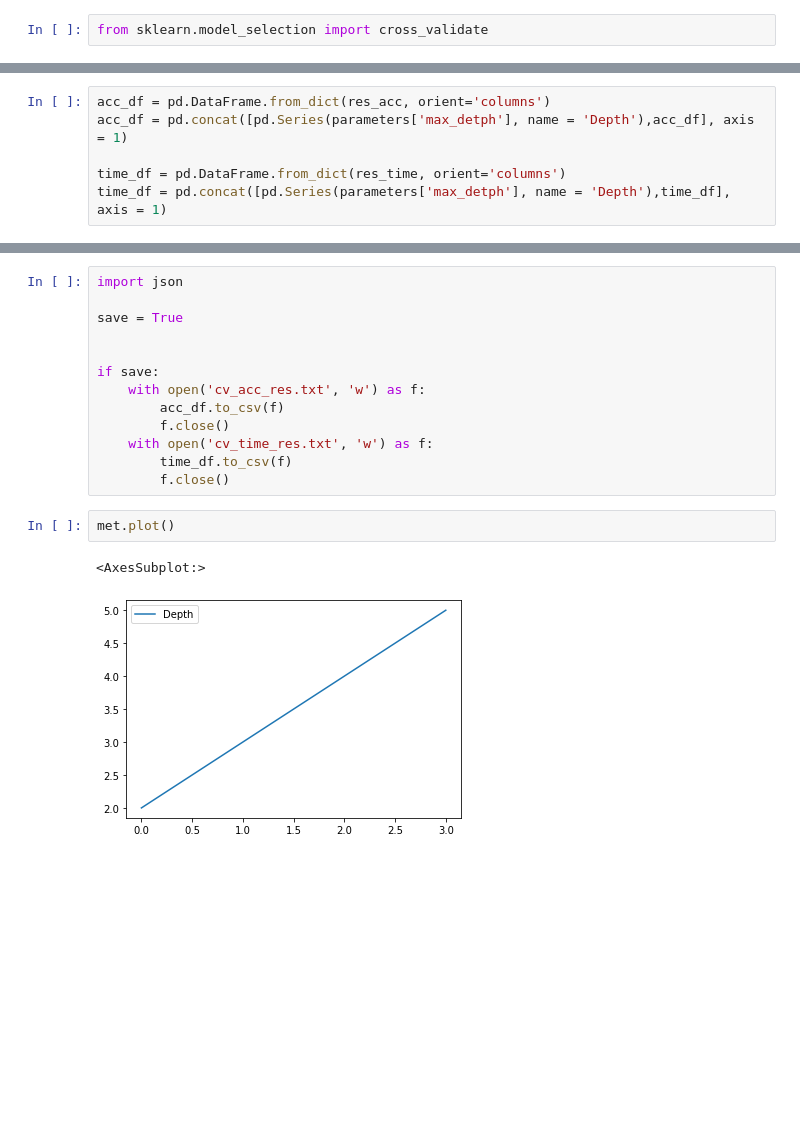
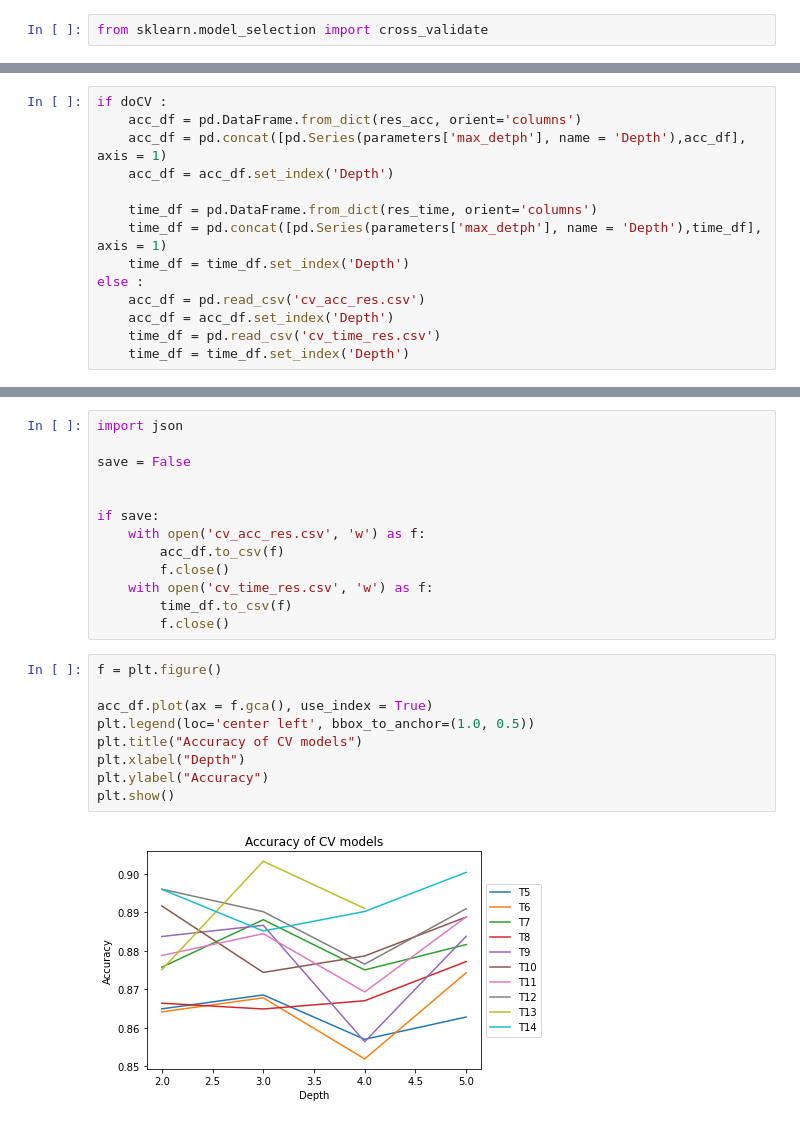
Before and after one commit to Benjamin-Barda/spotyCARLO, a Jupyter notebook: decisionTree.ipynb, the cells around one changed output, grey strips where cells are left out. Cells and saved outputs as stored; diff of their text form; blank space fills up the shorter version.

```diff
--- a/decisionTree.ipynb
+++ b/decisionTree.ipynb
@@ -175,6 +142,14 @@ Fitting Forest ID : T14D5
 # %%
-acc_df = pd.DataFrame.from_dict(res_acc, orient='columns')
-acc_df = pd.concat([pd.Series(parameters['max_detph'], name = 'Depth'),acc_df], axis = 1)
+if doCV :
+    acc_df = pd.DataFrame.from_dict(res_acc, orient='columns')
+    acc_df = pd.concat([pd.Series(parameters['max_detph'], name = 'Depth'),acc_df], axis = 1)
+    acc_df = acc_df.set_index('Depth')
 
-time_df = pd.DataFrame.from_dict(res_time, orient='columns')
-time_df = pd.concat([pd.Series(parameters['max_detph'], name = 'Depth'),time_df], axis = 1)
+    time_df = pd.DataFrame.from_dict(res_time, orient='columns')
+    time_df = pd.concat([pd.Series(parameters['max_detph'], name = 'Depth'),time_df], axis = 1)
+    time_df = time_df.set_index('Depth')
+else :
+    acc_df = pd.read_csv('cv_acc_res.csv')
+    acc_df = acc_df.set_index('Depth')
+    time_df = pd.read_csv('cv_time_res.csv')
+    time_df = time_df.set_index('Depth')
@@ -187,18 +174,24 @@ time_df = pd.concat([pd.Series(parameters['max_detph'], name = 'Depth'),time_df]
 # %%
 import json
 
-save = True
+save = False
 
 
 if save:
-    with open('cv_acc_res.txt', 'w') as f:
+    with open('cv_acc_res.csv', 'w') as f:
         acc_df.to_csv(f)
         f.close()
-    with open('cv_time_res.txt', 'w') as f:
+    with open('cv_time_res.csv', 'w') as f:
         time_df.to_csv(f)
         f.close()
-# %%
-met.plot()
-# %% [output]
-<AxesSubplot:>
-[figure, removed]
+# %%
+f = plt.figure()
+
+acc_df.plot(ax = f.gca(), use_index = True)
+plt.legend(loc='center left', bbox_to_anchor=(1.0, 0.5))
+plt.title("Accuracy of CV models")
+plt.xlabel("Depth")
+plt.ylabel("Accuracy")
+plt.show()
+# %% [output]
+[figure, added]
```
Also changed, not shown: parts of 5 cells of this notebook, 4 other files.
